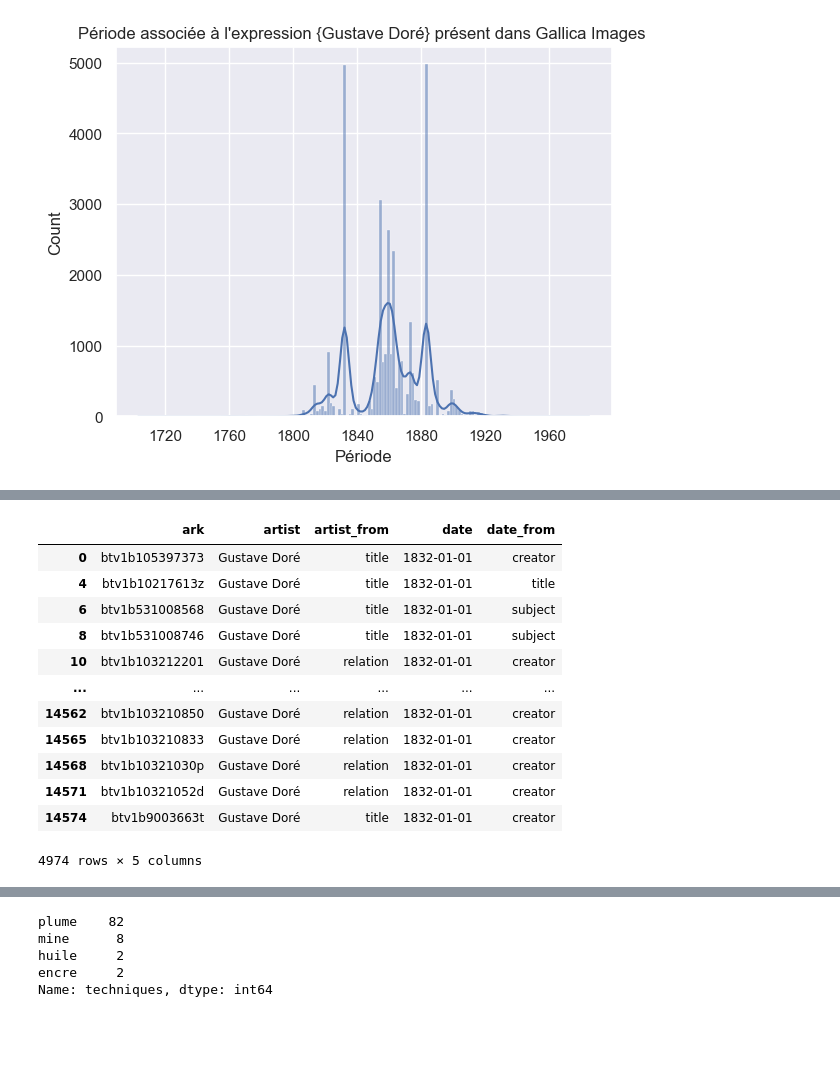
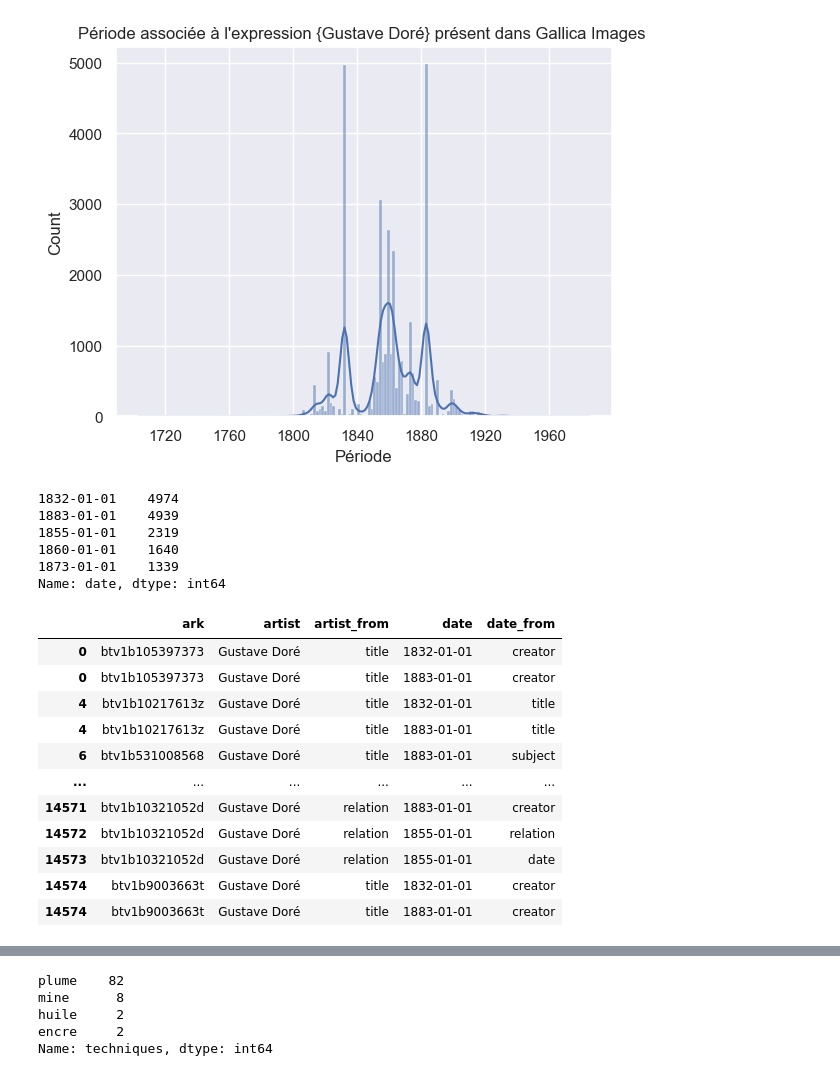
Before and after one commit to gustaveturrell/gallica, a Jupyter notebook: book/notebooks/pipeline.ipynb, the cells around one changed output, grey strips where cells are left out. Cells and saved outputs as stored; diff of their text form; code cells hidden in the pictures; blank space fills up the shorter version.

```diff
--- a/book/notebooks/pipeline.ipynb
+++ b/book/notebooks/pipeline.ipynb
@@ -759,10 +759,35 @@ plt.xlabel("Période")
 plt.show()
 # %% [output]
 [figure]
+# %%
+'''
+Quand on analyse le graphique on remarque que les deux années qui reviennent le plus souvent sont l'année
+de naissance et l'année de mort de Gustave Doré (1832-1883). Ce qui semble logique puisque l'expression
+'Gustave Doré' doit être le plus souvent associée celle-ci.
+Nous allons donc sélectionner les 5 premières date les plus fréquente pour la suite du filtrage
+'''
+df_n['date'].value_counts().nlargest(5)
+# %% [output]
+1832-01-01    4974
+1883-01-01    4939
+1855-01-01    2319
+1860-01-01    1640
+1873-01-01    1339
+Name: date, dtype: int64
 # %%
-#Filtre la DataFrame en gardant uniquement la date la plus fréquente
-date_counts_max = df_n['date'].mode().iloc[0]
-df_filtering_date_max = df_n[df_n['date'] == date_counts_max]
-print(f'{date_counts_max} est la date la plus fréquente en lien avec Gustave Doré')
-df_filtering_date_max
+#Filtre la DataFrame en gardant uniquement les 5 premières dates plus fréquente
+df_filtering_date = df_n[df_n['date'].isin(df_n['date'].value_counts().nlargest(5).index.tolist())]
+df_filtering_date
 # %% [output]
+|  | ark | artist | artist_from | date | date_from |
+| 0 | btv1b105397373 | Gustave Doré | title | 1832-01-01 | creator |
+| 0 | btv1b105397373 | Gustave Doré | title | 1883-01-01 | creator |
+| 4 | btv1b10217613z | Gustave Doré | title | 1832-01-01 | title |
+| 4 | btv1b10217613z | Gustave Doré | title | 1883-01-01 | title |
+| 6 | btv1b531008568 | Gustave Doré | title | 1883-01-01 | subject |
+| ... | ... | ... | ... | ... | ... |
+| 14571 | btv1b10321052d | Gustave Doré | relation | 1883-01-01 | creator |
+| 14572 | btv1b10321052d | Gustave Doré | relation | 1855-01-01 | relation |
+| 14573 | btv1b10321052d | Gustave Doré | relation | 1855-01-01 | date |
+| 14574 | btv1b9003663t | Gustave Doré | title | 1832-01-01 | creator |
+| 14574 | btv1b9003663t | Gustave Doré | title | 1883-01-01 | creator |
@@ -770,16 +795,3 @@ df_filtering_date_max
-|  | ark | artist | artist_from | date | date_from |
-| 0 | btv1b105397373 | Gustave Doré | title | 1832-01-01 | creator |
-| 4 | btv1b10217613z | Gustave Doré | title | 1832-01-01 | title |
-| 6 | btv1b531008568 | Gustave Doré | title | 1832-01-01 | subject |
-| 8 | btv1b531008746 | Gustave Doré | title | 1832-01-01 | subject |
-| 10 | btv1b103212201 | Gustave Doré | relation | 1832-01-01 | creator |
-| ... | ... | ... | ... | ... | ... |
-| 14562 | btv1b103210850 | Gustave Doré | relation | 1832-01-01 | creator |
-| 14565 | btv1b103210833 | Gustave Doré | relation | 1832-01-01 | creator |
-| 14568 | btv1b10321030p | Gustave Doré | relation | 1832-01-01 | creator |
-| 14571 | btv1b10321052d | Gustave Doré | relation | 1832-01-01 | creator |
-| 14574 | btv1b9003663t | Gustave Doré | title | 1832-01-01 | creator |
-4974 rows × 5 columns
 # %%
 '''
 Récupère le DataFrame original et filtre avec les ark qui correspond à la date la plus fréquente
```
Also changed, not shown: parts of 6 cells of this notebook, 2 other files.
